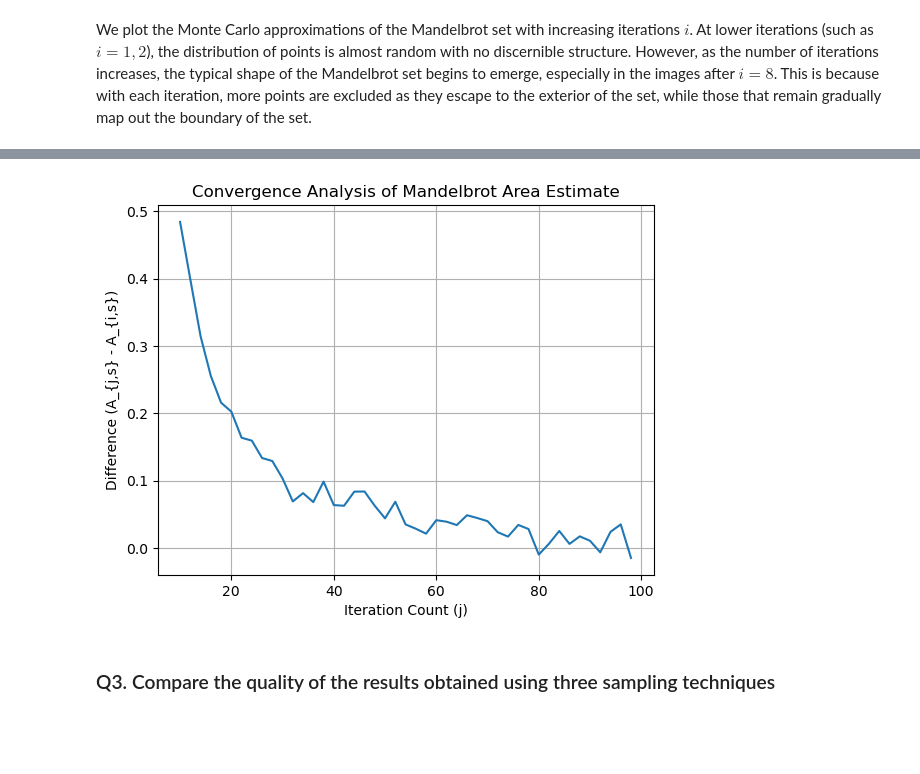
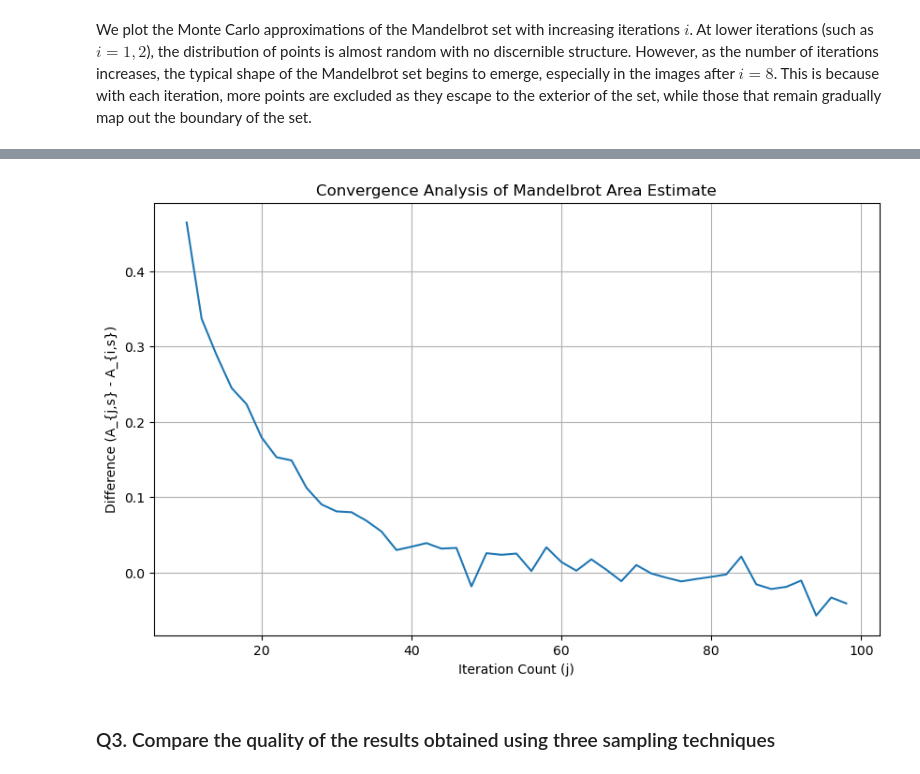
Before and after one commit to jazminli/SS-assignment1, a Jupyter notebook: q1.ipynb, the cells around one changed output, grey strips where cells are left out. Cells and saved outputs as stored; diff of their text form; code cells hidden in the pictures; blank space fills up the shorter version.

Commit message:
delete unnecessary function

```diff
--- a/q1.ipynb
+++ b/q1.ipynb
@@ -91,7 +91,7 @@ def monte_carlo_mandelbrot_area(iterations, samples, x_min=-2, x_max=2, y_min=-2
     # Estimate the Mandelbrot set area
     estimated_area = count_inside / samples * sample_area
 
-    return estimated_area, np.mean(iterations_to_escape), np.std(iterations_to_escape)
+    return estimated_area
 
 # Lists of iterations and samples
 iterations_list = [250, 500, 1000, 1500, 2000, 2500]
@@ -103,11 +103,9 @@ results = {}     # Store results {iterations: {samples: result}}
 for iterations in iterations_list:
     results[iterations] = {}
     for samples in samples_list:
-        area_estimate, mean_iterations, std_iterations = monte_carlo_mandelbrot_area(iterations, samples)
+        area_estimate = monte_carlo_mandelbrot_area(iterations, samples)
         results[iterations][samples] = {
             'area_estimate': area_estimate,
-            'mean_iterations': mean_iterations,
-            'std_iterations': std_iterations
         }
 
 results  # Output a summary of results
@@ -260,27 +250,28 @@ iterations: 200, samples: 100000, mean estimated area: 1.527021, std dev: 0.0069
 # %%
-# Assuming monte_carlo_mandelbrot_area function is defined
+# Q2. Convergence Analysis of Mandelbrot Area Estimate
 
+# Given balanced i and s
 i = 100
-s = 1000
+s = 100000
 j_values = range(10, i, 2)
 
-area_i_s, _, _ = monte_carlo_mandelbrot_area(i, s)
+area_i_s = monte_carlo_mandelbrot_area(i, s)
 
 differences = []
 for j in j_values:
-    area_j_s, _, _ = monte_carlo_mandelbrot_area(j, s)
+    area_j_s  = monte_carlo_mandelbrot_area(j, s)
     diff = area_j_s - area_i_s
     differences.append(diff)
 
 plt.figure(figsize=(10, 6))
 plt.plot(j_values, differences)
 plt.xlabel('Iteration Count (j)')
 plt.ylabel('Difference (A_{j,s} - A_{i,s})')
 plt.title('Convergence Analysis of Mandelbrot Area Estimate')
 plt.grid(True)
 plt.show()
 # %% [output]
-[figure, old version]
+[figure, new version]
 # %% [markdown]
 ### Q3. Compare the quality of the results obtained using three sampling techniques
 # %%
```
Also changed, not shown: parts of 6 cells of this notebook.
